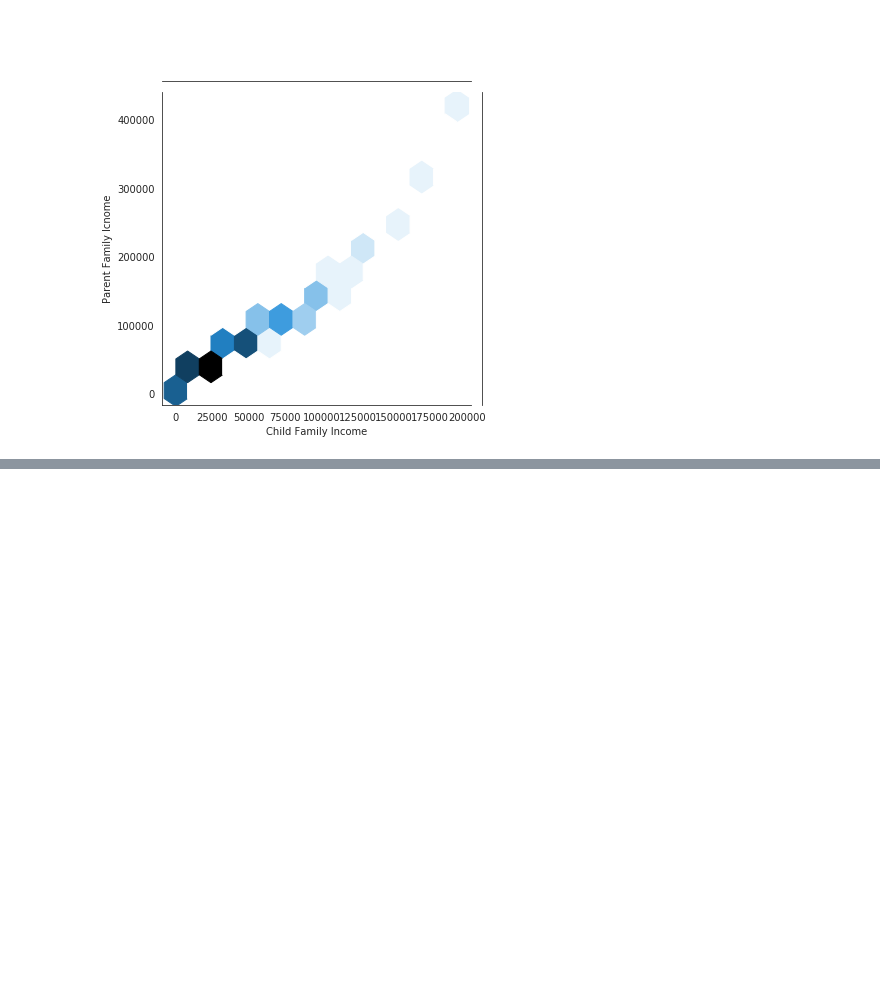
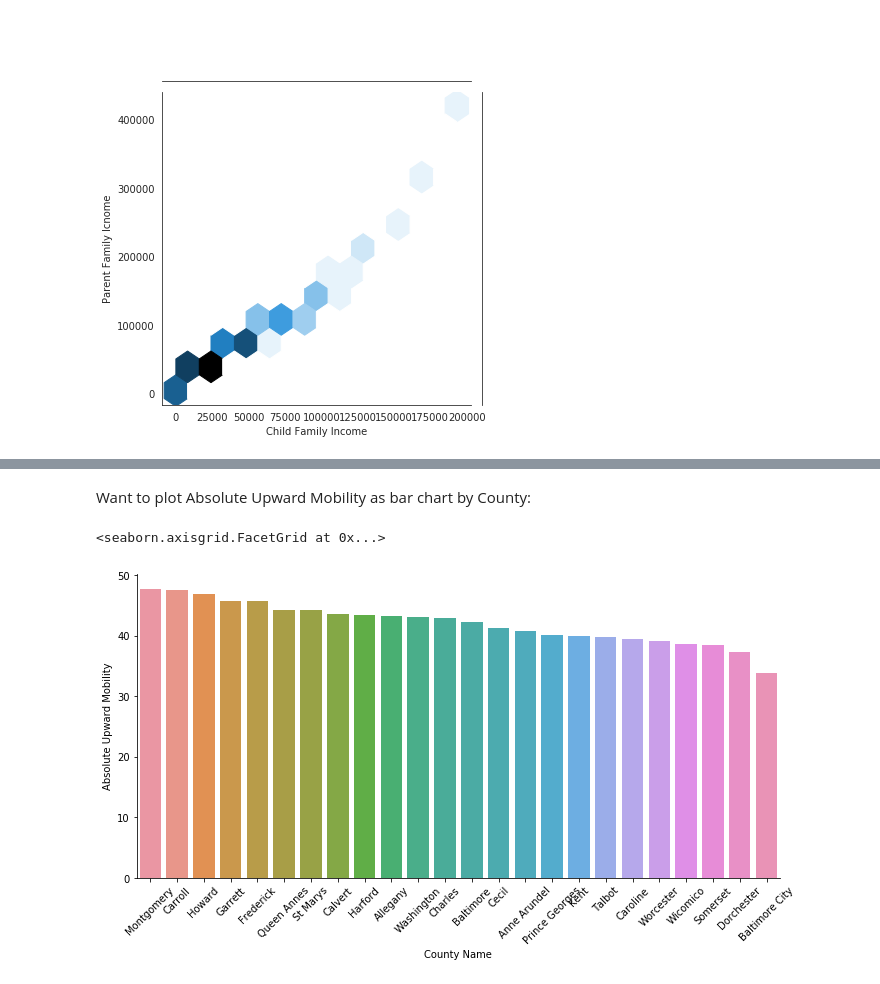
Before and after one commit to nateej1/AmericanDream_Geo, a Jupyter notebook: notebooks/01_exploration/20190823-ndj-EDA-EqualityOfOpportunity.ipynb, the cells around one changed output, grey strips where cells are left out. Cells and saved outputs as stored; diff of their text form; code cells hidden in the pictures; blank space fills up the shorter version.

```diff
--- a/notebooks/01_exploration/20190823-ndj-EDA-EqualityOfOpportunity.ipynb
+++ b/notebooks/01_exploration/20190823-ndj-EDA-EqualityOfOpportunity.ipynb
@@ -202,0 +290,9 @@ county_stats[county_stats['State']=="Maryland"]
+# %% [markdown]
+Want to plot Absolute Upward Mobility as bar chart by County:
+# %%
+
+g = sns.catplot(x="County Name", y="Absolute Upward Mobility", data=md_counties, kind='bar', aspect=2)
+g.set_xticklabels(rotation=45)
+# %% [output]
+<seaborn.axisgrid.FacetGrid at 0x...>
+[figure, added]
```
Also changed, not shown: parts of 25 cells of this notebook, 6 other files.
